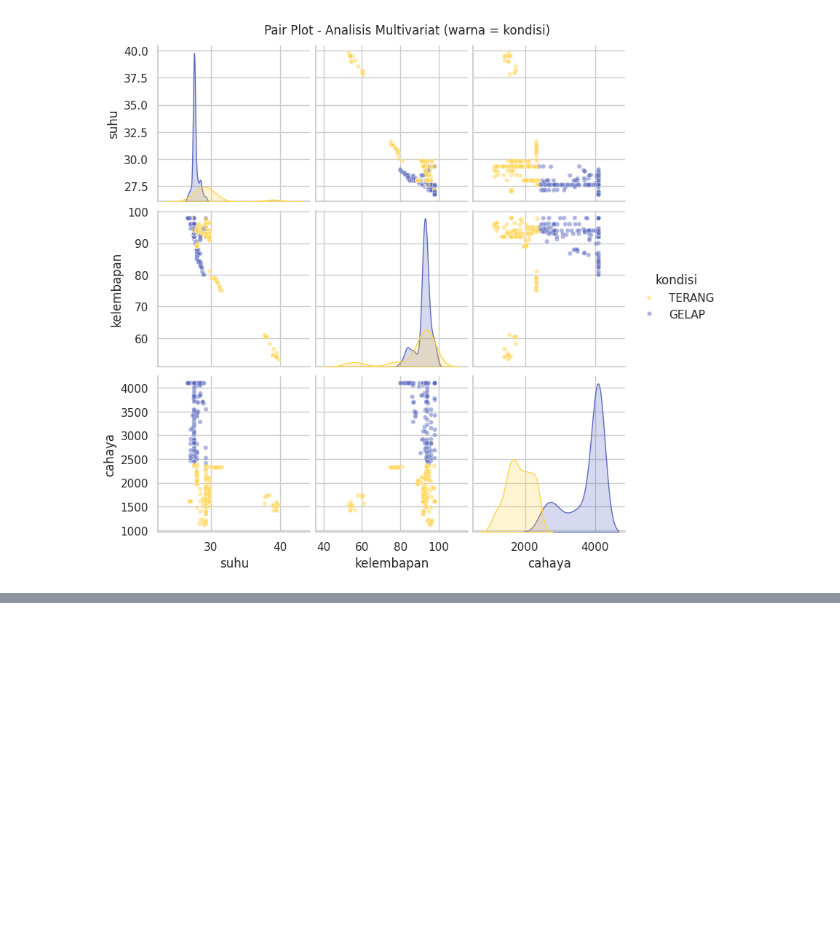
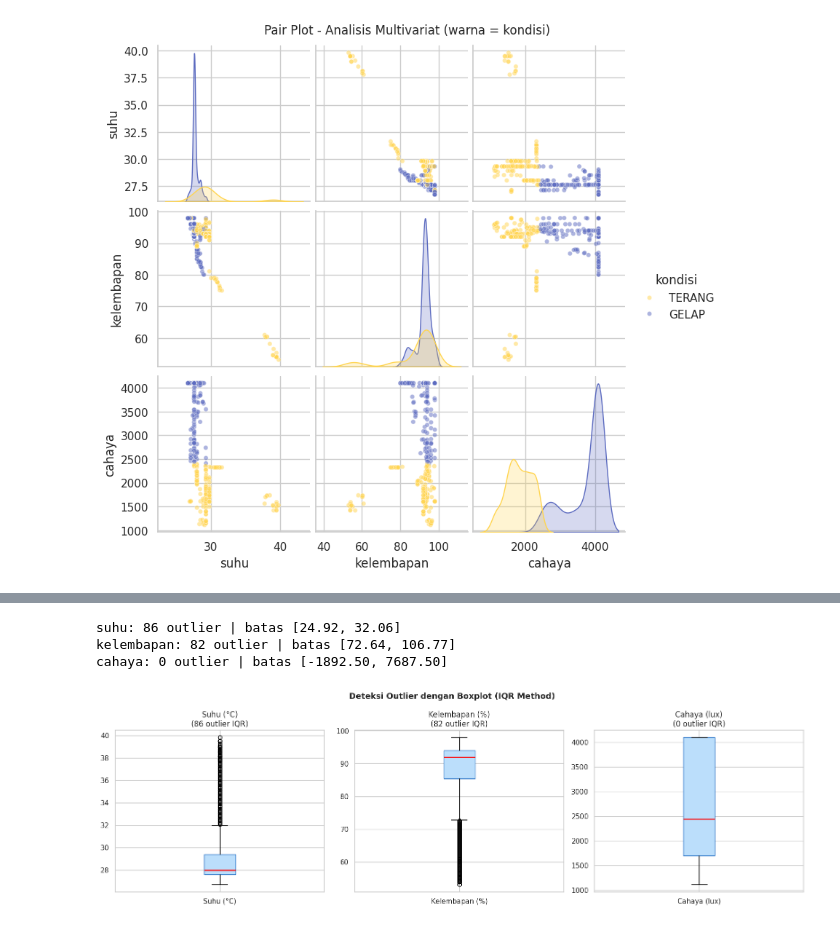
Before and after one commit to delafajarmulia/suhu-detector-ai, a Jupyter notebook: weather_analysis_1.ipynb, the cells around one changed output, grey strips where cells are left out. Cells and saved outputs as stored; diff of their text form; code cells hidden in the pictures; blank space fills up the shorter version.

Commit message:
add: outlier detector

```diff
--- a/weather_analysis_1.ipynb
+++ b/weather_analysis_1.ipynb
@@ -518,0 +531,31 @@ plt.show()
+# %%
+def detect_outlier_iqr(series):
+  Q1, Q3 = series.quantile(0.25), series.quantile(0.75)
+  IQR = Q3 - Q1
+  lower, upper = Q1 - 1.5 * IQR, Q3 + 1.5 * IQR
+  return (series < lower) | (series > upper), lower, upper
+
+fig, axes = plt.subplots(1, 3, figsize=(16, 5))
+labels = ['Suhu (°C)', 'Kelembapan (%)', 'Cahaya (lux)']
+
+for ax, (col, label) in zip(axes, zip(cols_sensor, labels)):
+  is_outlier, lower, upper = detect_outlier_iqr(df_feat[col])
+  n_out = is_outlier.sum()
+
+  # box plot
+  ax.boxplot(df_feat[col].dropna(), vert=True, patch_artist=True,
+             boxprops=dict(facecolor='#BBDEFB', color='#1565C0'),
+             medianprops=dict(color='red', linewidth=2))
+  ax.set_title(f'{label}\n({n_out} outlier IQR)')
+  ax.set_xticklabels([label])
+
+  print(f'{col}: {n_out} outlier | batas [{lower:.2f}, {upper:.2f}]')
+
+plt.suptitle('Deteksi Outlier dengan Boxplot (IQR Method)', fontsize=13, fontweight='bold')
+plt.tight_layout()
+plt.show()
+# %% [output]
+suhu: 86 outlier | batas [24.92, 32.06]
+kelembapan: 82 outlier | batas [72.64, 106.77]
+cahaya: 0 outlier | batas [-1892.50, 7687.50]
+[figure, added]
```
Also changed, not shown: parts of 2 cells of this notebook.
